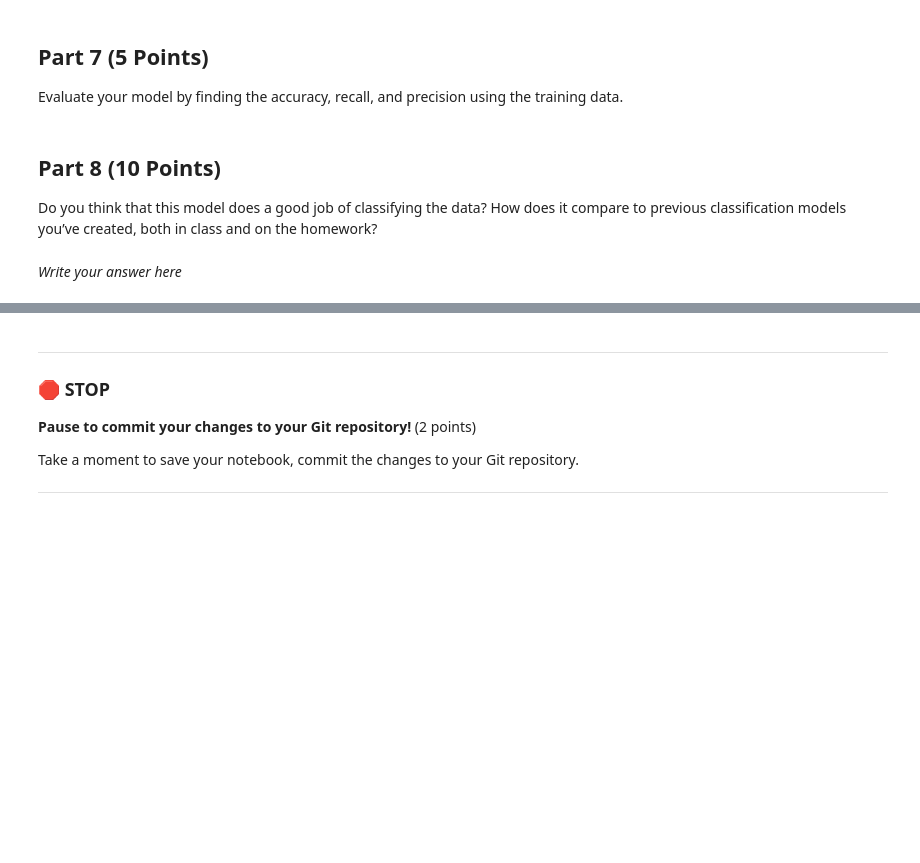
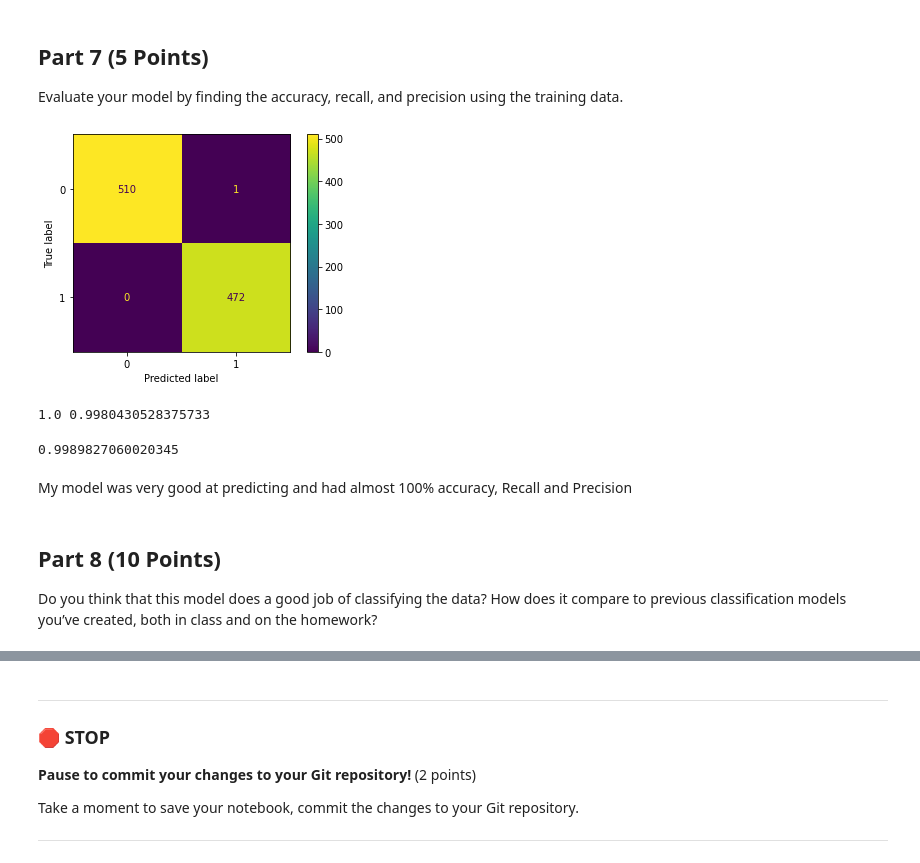
Before and after one commit to mccoll58/CMSE202-s23-turnin, a Jupyter notebook: FINAL/Final_S002_STUDENT.ipynb, the cells around one changed output, grey strips where cells are left out. Saved outputs shown, nothing was run; the diff lists cells and outputs as text; code cells hidden in the pictures; blank space fills up the shorter version.

```diff
--- a/FINAL/Final_S002_STUDENT.ipynb
+++ b/FINAL/Final_S002_STUDENT.ipynb
@@ -209,9 +215,31 @@ Take a moment to save your notebook, commit and push the changes to your Git rep
 Evaluate your model by finding the accuracy, recall, and precision using the training data.
 # %%
 #Write your code for determining the accuracy, recall, and precision of your model
+# USED A CONFUSION MATRIX TO GET TRUE VALUES
+prediction = result.predict(sm.add_constant(X_test))
+prediction = prediction > 0.5
+
+cm = confusion_matrix(y_test, prediction)
+disp = ConfusionMatrixDisplay(confusion_matrix=cm)
+disp.plot()
+plt.show()
+# %% [output]
+[figure, added]
+# %%
+# Precision = true positive/(true positive+false positive)
+Precision = 510/(510+0)
+# Recall = true positive/(true positive+false negative)
+Recall = 510/(510+1)
+print(Precision,Recall)
+# Accuracy
+Accuracy = (510+472)/(510+0+1+472)
+Accuracy
+# %% [output]
+1.0 0.9980430528375733
+0.9989827060020345
+# %% [markdown]
+My model was very good at predicting and had almost 100% accuracy, Recall and Precision
 # %% [markdown]
 ## Part 8 (10 Points)
 
 Do you think that this model does a good job of classifying the data? How does it compare to previous classification models you’ve created, both in class and on the homework?
-# %% [markdown]
-*Write your answer here*
```
Also changed, not shown: parts of 8 cells of this notebook.
